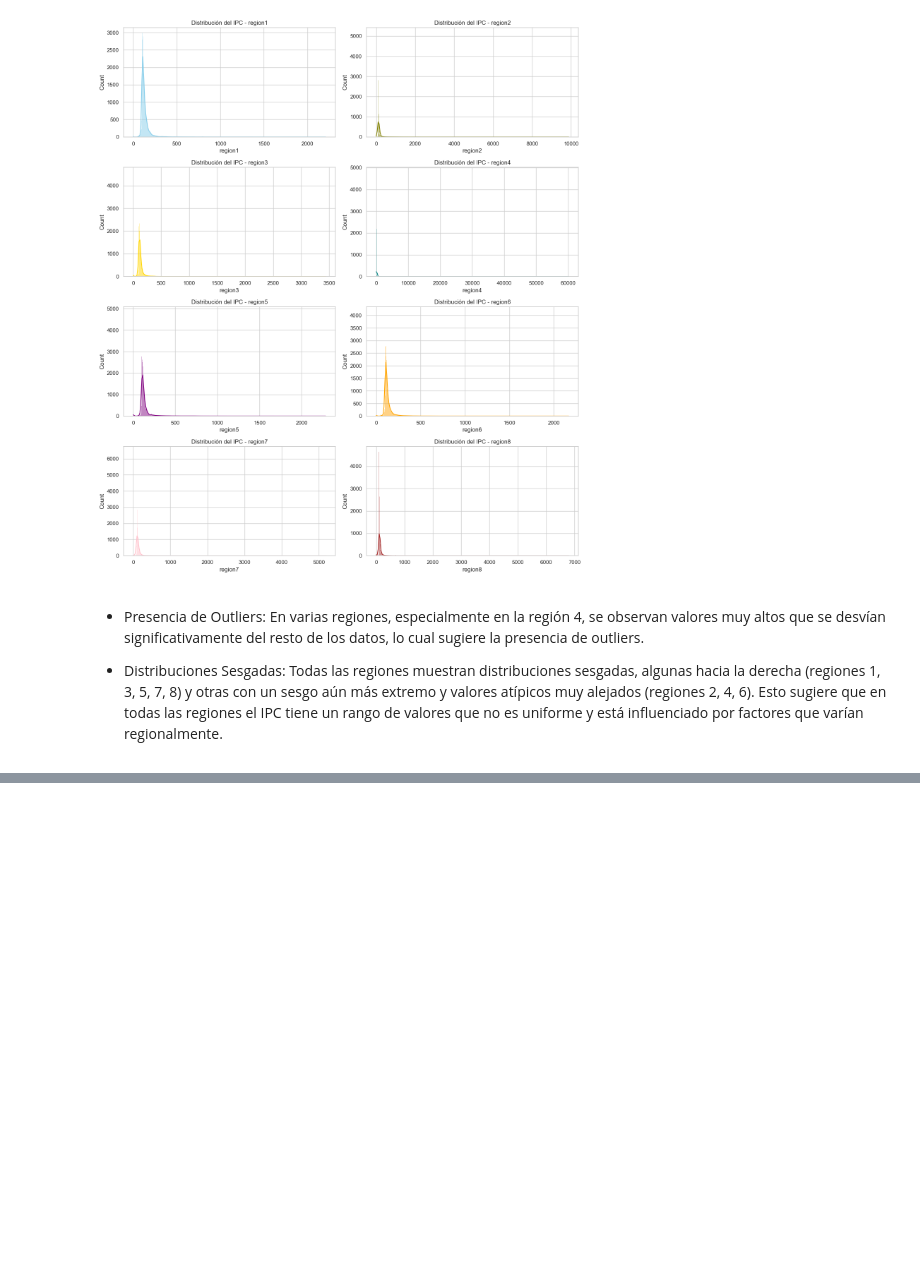
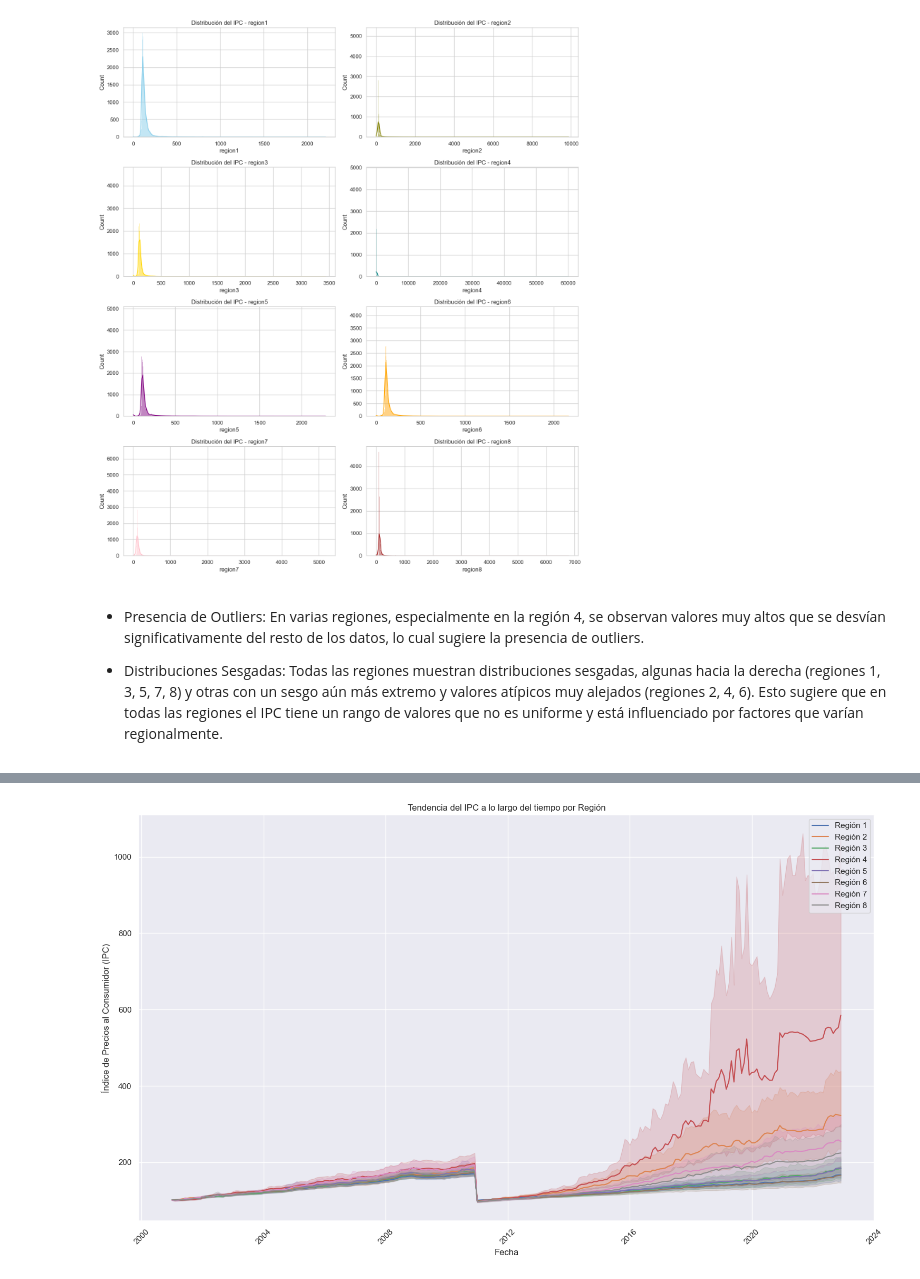
Before and after one commit to LeivaDiego/Proyecto-Mineria, a Jupyter notebook: IPC_EDA.ipynb, the cells around one changed output, grey strips where cells are left out. Cells and saved outputs as stored; diff of their text form; code cells hidden in the pictures; blank space fills up the shorter version.

```diff
--- a/IPC_EDA.ipynb
+++ b/IPC_EDA.ipynb
@@ -273,0 +296,18 @@ plt.show()
+# %%
+# Configuración del estilo de los gráficos
+sns.set_theme(style="darkgrid")
+
+# Crear un gráfico de líneas para cada región
+plt.figure(figsize=(18, 10))
+
+for i in range(1, 9):
+    sns.lineplot(x='fecha', y=f'region{i}', data=data, label=f'Región {i}')
+
+plt.title('Tendencia del IPC a lo largo del tiempo por Región')
+plt.xlabel('Fecha')
+plt.ylabel('Índice de Precios al Consumidor (IPC)')
+plt.legend()
+plt.xticks(rotation=45)  # Rotar las etiquetas del eje x para mejor legibilidad
+plt.show()
+# %% [output]
+[figure, added]
```
Also changed, not shown: parts of 5 cells of this notebook.
